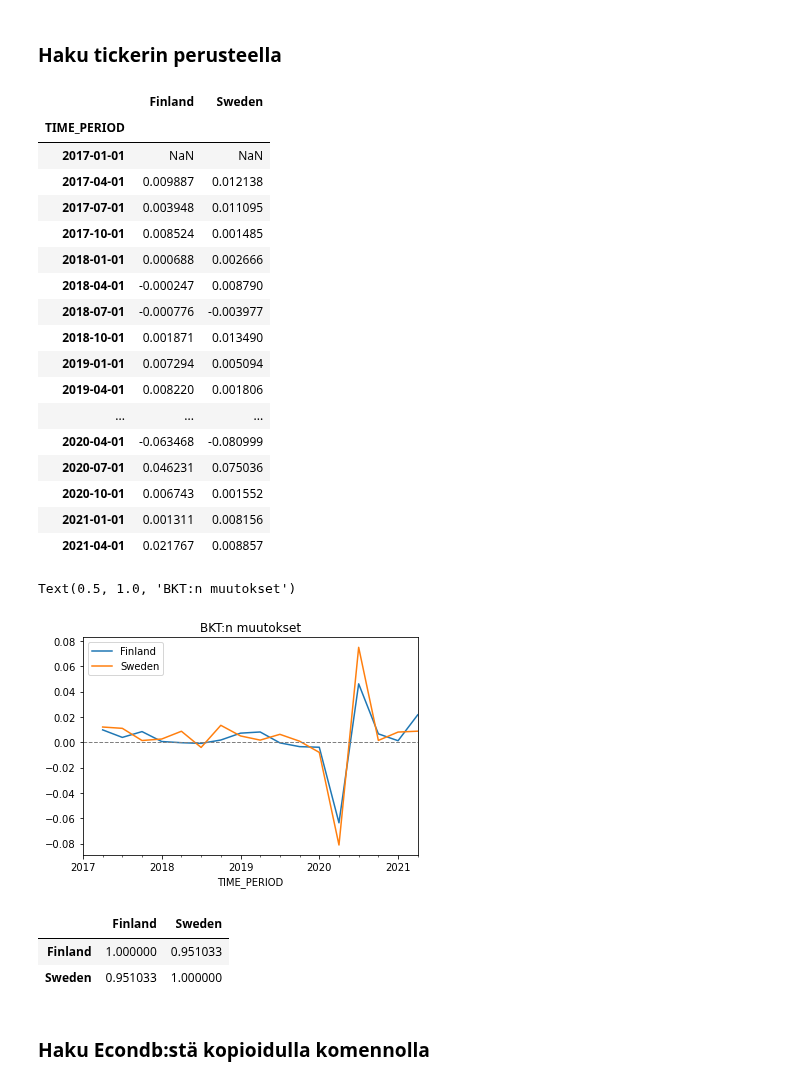
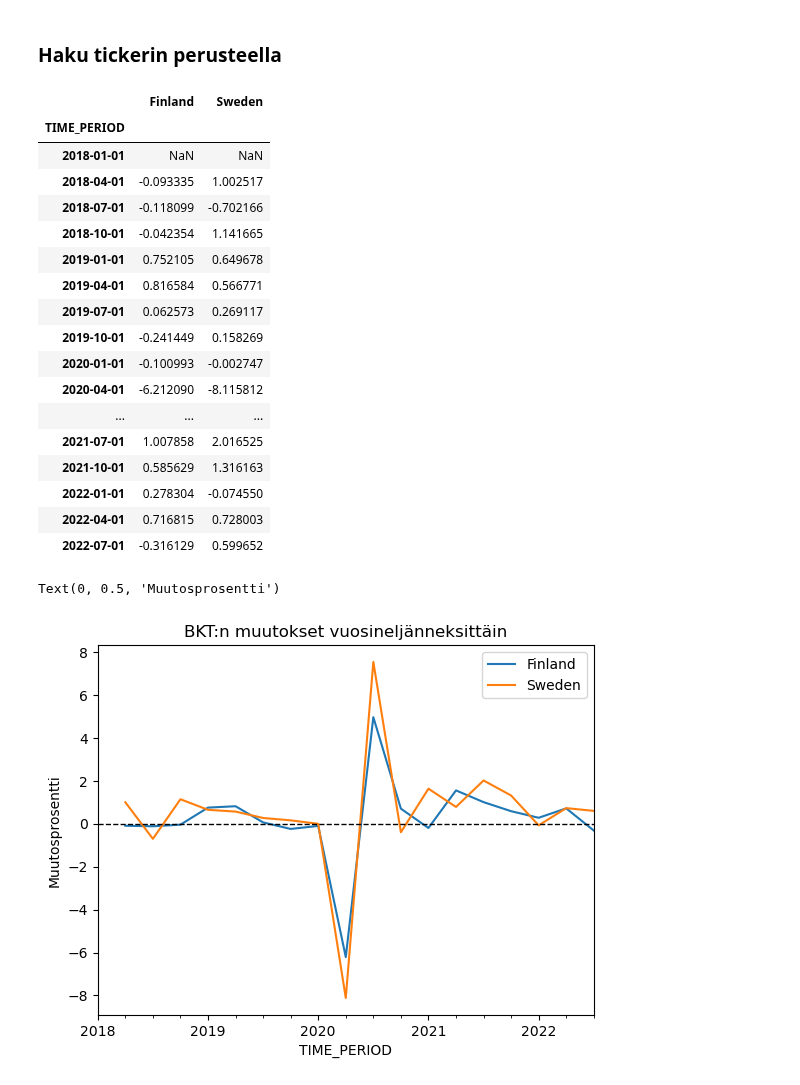
Before and after one commit to taanila/aikasarjat, a Jupyter notebook: econdb.ipynb, the cells around one changed output. Saved outputs shown, nothing was run; the diff lists cells and outputs as text; code cells hidden in the pictures.

Commit message:
Esimerkki Econdb-tietokannan käytöstä

```diff
--- a/econdb.ipynb
+++ b/econdb.ipynb
@@ -30,40 +25,35 @@ df1 = web.DataReader('ticker=RGDPFI', 'econdb')
 df2 = web.DataReader('ticker=RGDPSE', 'econdb')
 
 # Yhdistetään datat ja muutetaan arvot muutosprosenteiksi
-df3 = pd.concat([df1.pct_change(), df2.pct_change()], axis = 1)
-df3.columns = ['Finland', 'Sweden']
-df3
+df = pd.concat([df1.pct_change()*100, df2.pct_change()*100], axis=1)
+df.columns = ['Finland', 'Sweden']
+df
 # %% [output]
 |  | Finland | Sweden |
 | TIME_PERIOD |  |  |
-| 2017-01-01 | NaN | NaN |
-| 2017-04-01 | 0.009887 | 0.012138 |
-| 2017-07-01 | 0.003948 | 0.011095 |
-| 2017-10-01 | 0.008524 | 0.001485 |
-| 2018-01-01 | 0.000688 | 0.002666 |
-| 2018-04-01 | -0.000247 | 0.008790 |
-| 2018-07-01 | -0.000776 | -0.003977 |
-| 2018-10-01 | 0.001871 | 0.013490 |
-| 2019-01-01 | 0.007294 | 0.005094 |
-| 2019-04-01 | 0.008220 | 0.001806 |
+| 2018-01-01 | NaN | NaN |
+| 2018-04-01 | -0.093335 | 1.002517 |
+| 2018-07-01 | -0.118099 | -0.702166 |
+| 2018-10-01 | -0.042354 | 1.141665 |
+| 2019-01-01 | 0.752105 | 0.649678 |
+| 2019-04-01 | 0.816584 | 0.566771 |
+| 2019-07-01 | 0.062573 | 0.269117 |
+| 2019-10-01 | -0.241449 | 0.158269 |
+| 2020-01-01 | -0.100993 | -0.002747 |
+| 2020-04-01 | -6.212090 | -8.115812 |
 | ... | ... | ... |
-| 2020-04-01 | -0.063468 | -0.080999 |
-| 2020-07-01 | 0.046231 | 0.075036 |
-| 2020-10-01 | 0.006743 | 0.001552 |
-| 2021-01-01 | 0.001311 | 0.008156 |
-| 2021-04-01 | 0.021767 | 0.008857 |
+| 2021-07-01 | 1.007858 | 2.016525 |
+| 2021-10-01 | 0.585629 | 1.316163 |
+| 2022-01-01 | 0.278304 | -0.074550 |
+| 2022-04-01 | 0.716815 | 0.728003 |
+| 2022-07-01 | -0.316129 | 0.599652 |
 # %%
-df3.plot()
-plt.axhline(y=0, color = 'gray', linewidth = 1, linestyle = '--')
-plt.title('BKT:n muutokset')
+# BKT:n muutosprosentit viivakaaviona
+
+df.plot()
+plt.axhline(y=0, color = 'black', linewidth = 1, linestyle = '--')
+plt.title('BKT:n muutokset vuosineljänneksittäin')
+plt.ylabel('Muutosprosentti')
 # %% [output]
-Text(0.5, 1.0, 'BKT:n muutokset')
+Text(0, 0.5, 'Muutosprosentti')
-[figure, old version]
+[figure, new version]
-# %%
-df3.corr()
-# %% [output]
-|  | Finland | Sweden |
-| Finland | 1.000000 | 0.951033 |
-| Sweden | 0.951033 | 1.000000 |
-# %% [markdown]
-<h3>Haku Econdb:stä kopioidulla komennolla</h3>
```
Also changed, not shown: parts of 7 cells of this notebook.
